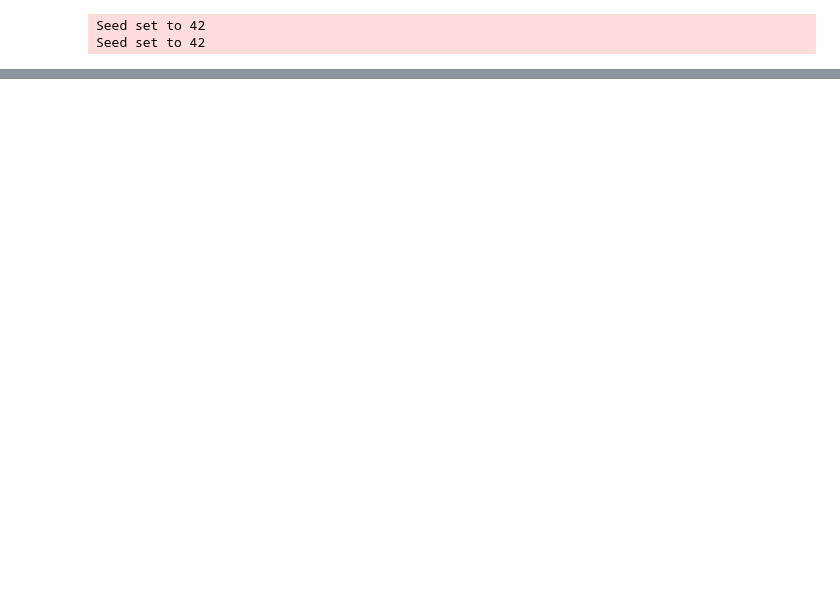
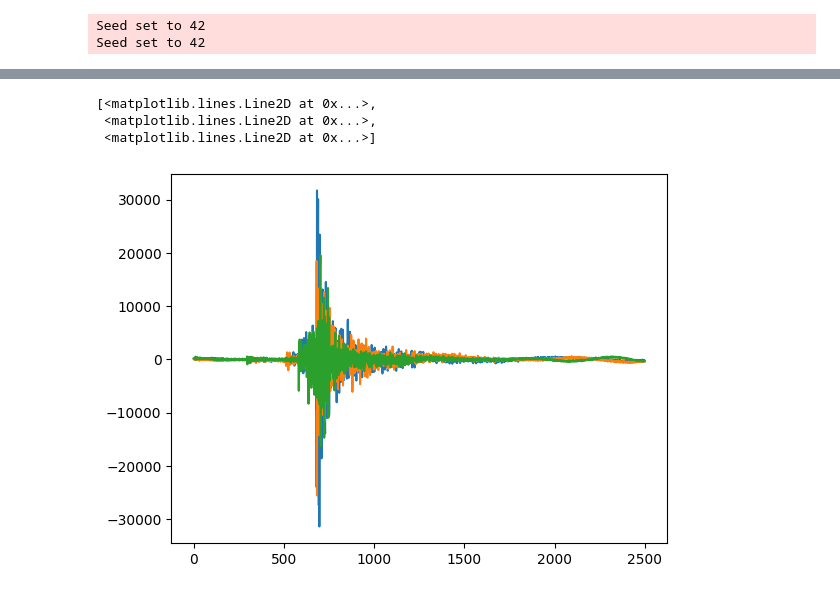
Before and after one commit to liutianlin0121/seisLM, a Jupyter notebook: notebooks/cleaned_laurenti_dataset.ipynb, the cells around one changed output, grey strips where cells are left out. Drawn from its saved outputs; the diff is of its cells as text; code cells hidden in the pictures; blank space fills up the shorter version.

```diff
--- a/notebooks/cleaned_laurenti_dataset.ipynb
+++ b/notebooks/cleaned_laurenti_dataset.ipynb
@@ -25,0 +44,7 @@ datasets['train']['X'].shape
+# %%
+plt.plot((datasets['train']['X'])[0])
+# %% [output]
+[<matplotlib.lines.Line2D at 0x...>,
+ <matplotlib.lines.Line2D at 0x...>,
+ <matplotlib.lines.Line2D at 0x...>]
+[figure, added]
```
Also changed, not shown: parts of 11 cells of this notebook, 3 other files.
